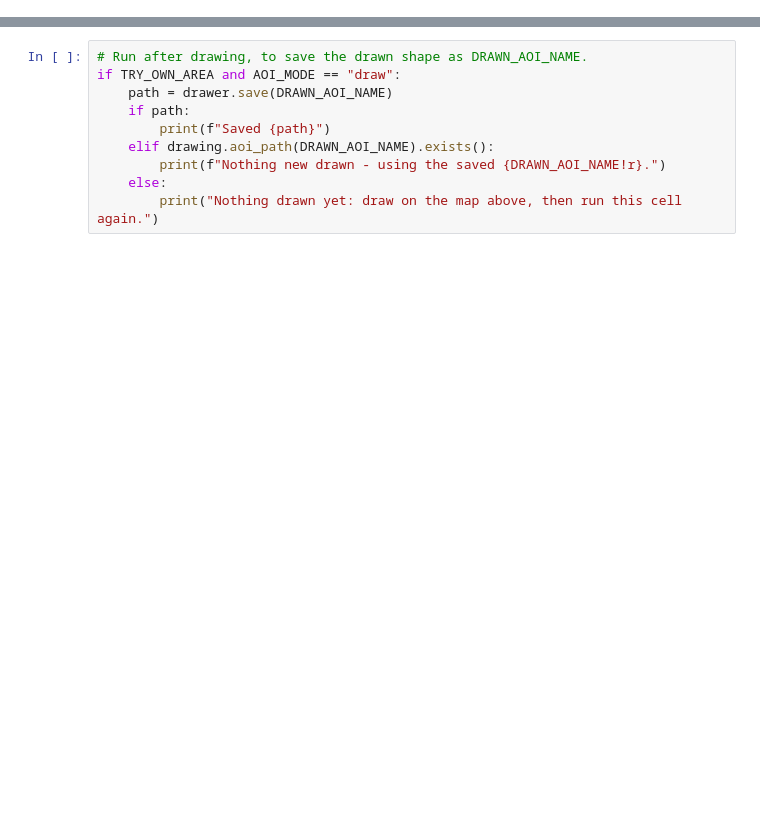
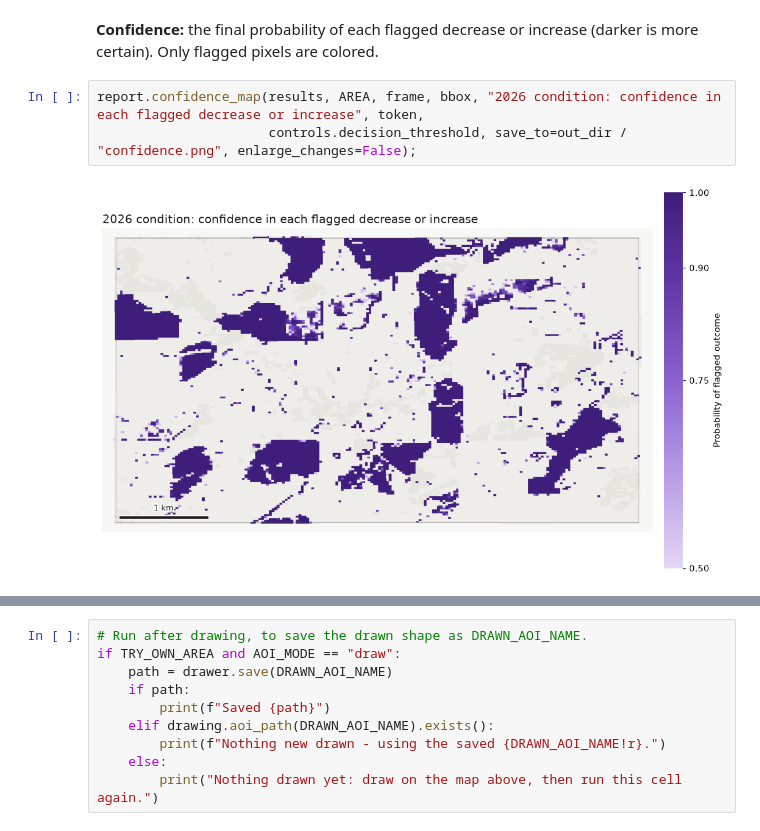
Before and after one commit to eMapR/bulcd-early-detection, a Jupyter notebook: notebooks/testsite_demo.ipynb, the cells around one changed output, grey strips where cells are left out. Drawn from its saved outputs; the diff is of its cells as text; blank space fills up the shorter version.

```diff
--- a/notebooks/testsite_demo.ipynb
+++ b/notebooks/testsite_demo.ipynb
@@ -329,0 +180,7 @@ Skipped (set TRY_OWN_AREA = True).
+# %% [markdown]
+**Confidence:** the final probability of each flagged decrease or increase (darker is more certain). Only flagged pixels are colored.
+# %%
+report.confidence_map(results, AREA, frame, bbox, "2026 condition: confidence in each flagged decrease or increase", token,
+                      controls.decision_threshold, save_to=out_dir / "confidence.png", enlarge_changes=False);
+# %% [output]
+[figure, added]
```
Also changed, not shown: parts of 60 cells of this notebook, 15 other files.
